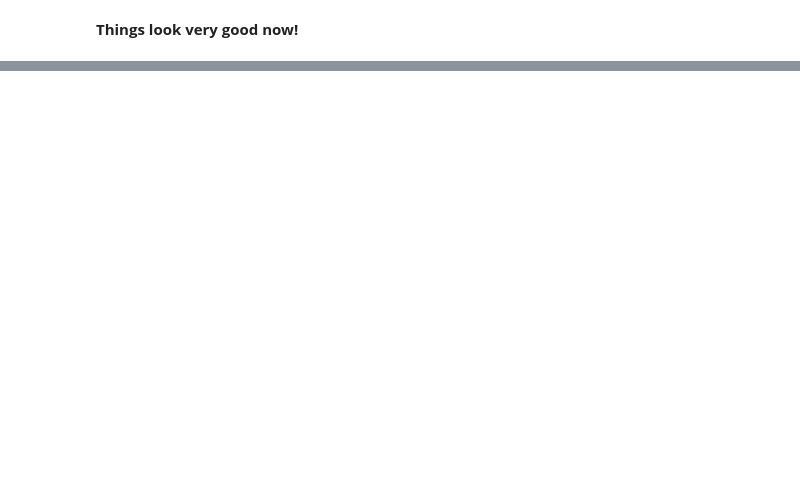
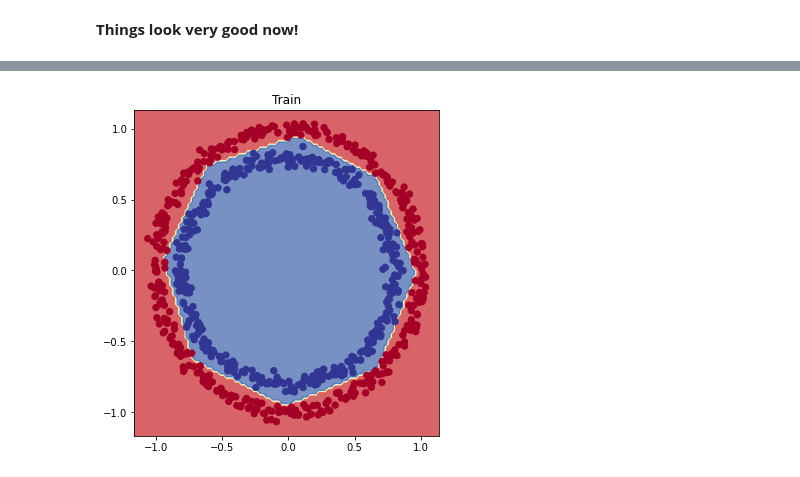
Before and after one commit to Kaushal-Top5699/classification_NN_tensorflow, a Jupyter notebook: classification_NN_tensorflow.ipynb, the cells around one changed output, grey strips where cells are left out. Drawn from its saved outputs; the diff is of its cells as text; code cells hidden in the pictures; blank space fills up the shorter version.

```diff
--- a/classification_NN_tensorflow.ipynb
+++ b/classification_NN_tensorflow.ipynb
@@ -556,2 +575,10 @@ doing binary classifcation...
 # %% [markdown]
 **Things look very good now!**
+# %%
+# PLot decision boundaries for thr training and test sets.
+plt.figure(figsize=(12, 6))
+plt.subplot(1, 2, 1)
+plt.title("Train")
+plot_decision_boundary(model_8, X=X_train, y=y_train)
+plt.show()
+# %% [output]
@@ -557,0 +587 @@ doing binary classifcation...
+[figure, added]
```
Also changed, not shown: parts of 20 cells of this notebook.
